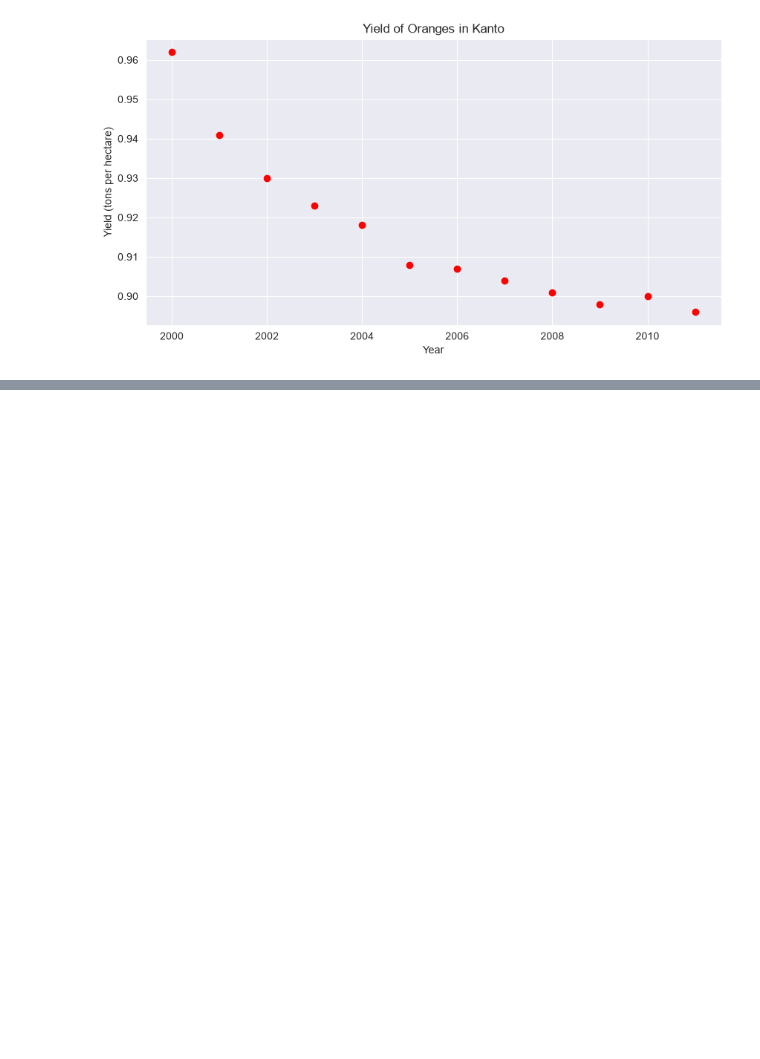
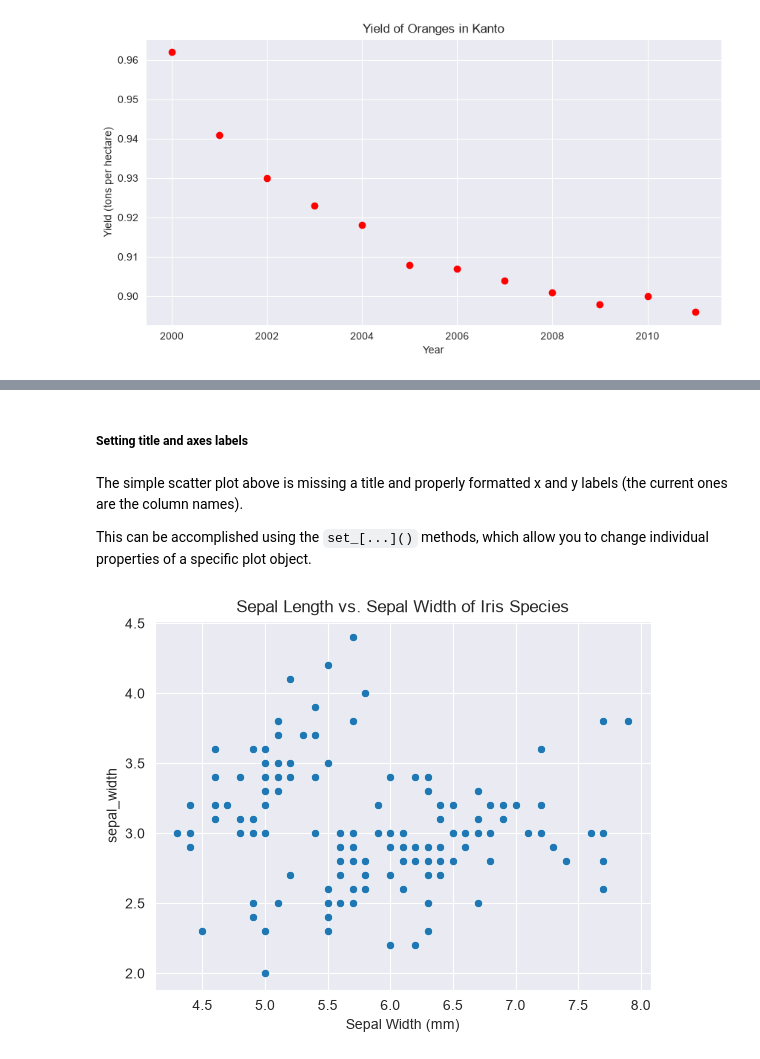
Before and after one commit to kelpppp/data-viz-notes, a Jupyter notebook: 02-data-visualization-notes.ipynb, the cells around one changed output, grey strips where cells are left out. Saved outputs shown, nothing was run; the diff lists cells and outputs as text; code cells hidden in the pictures; blank space fills up the shorter version.

```diff
--- a/02-data-visualization-notes.ipynb
+++ b/02-data-visualization-notes.ipynb
@@ -255,0 +333,19 @@ plt.ylabel('Yield (tons per hectare)');
+# %% [markdown]
+##### Setting title and axes labels
+# %% [markdown]
+The simple scatter plot above is missing a title and properly formatted x and y labels (the current ones are the column names).
+
+This can be accomplished using the `set_[...]()` methods, which allow you to change individual properties of a specific plot object.
+# %%
+plot = sns.scatterplot(
+    x='sepal_length',
+    y='sepal_width',
+    data=flowers_df
+)
+
+# set_() methods to specify title, axes labels
+plot.set_title('Sepal Length vs. Sepal Width of Iris Species')
+plot.set_xlabel('Sepal Length (mm)')
+plot.set_xlabel('Sepal Width (mm)');
+# %% [output]
+[figure, added]
```
Also changed, not shown: parts of 33 cells of this notebook.
